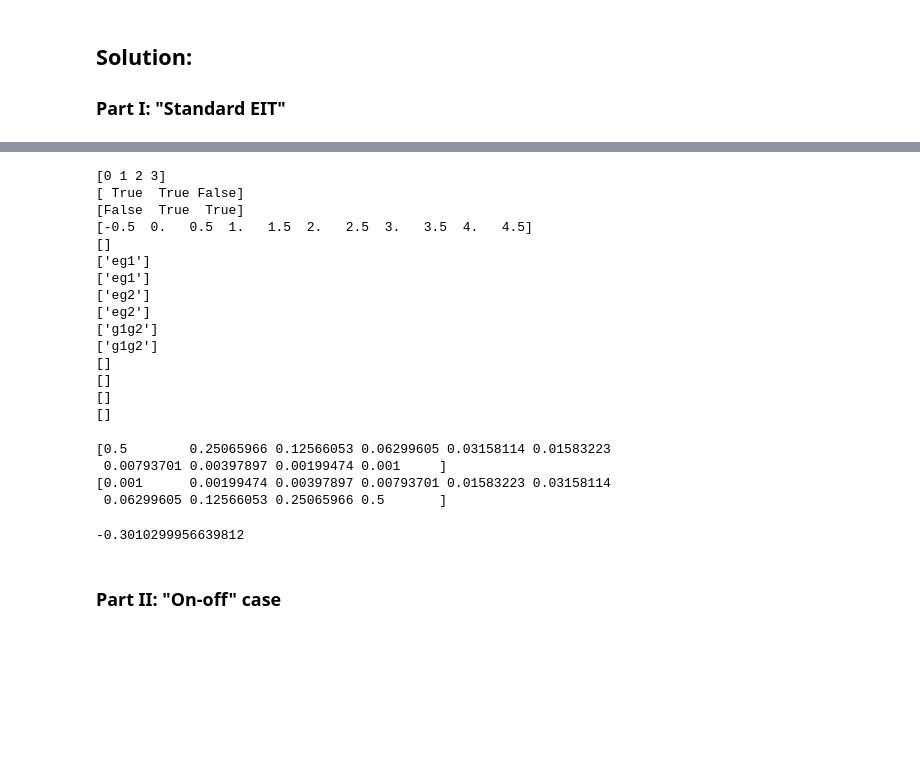
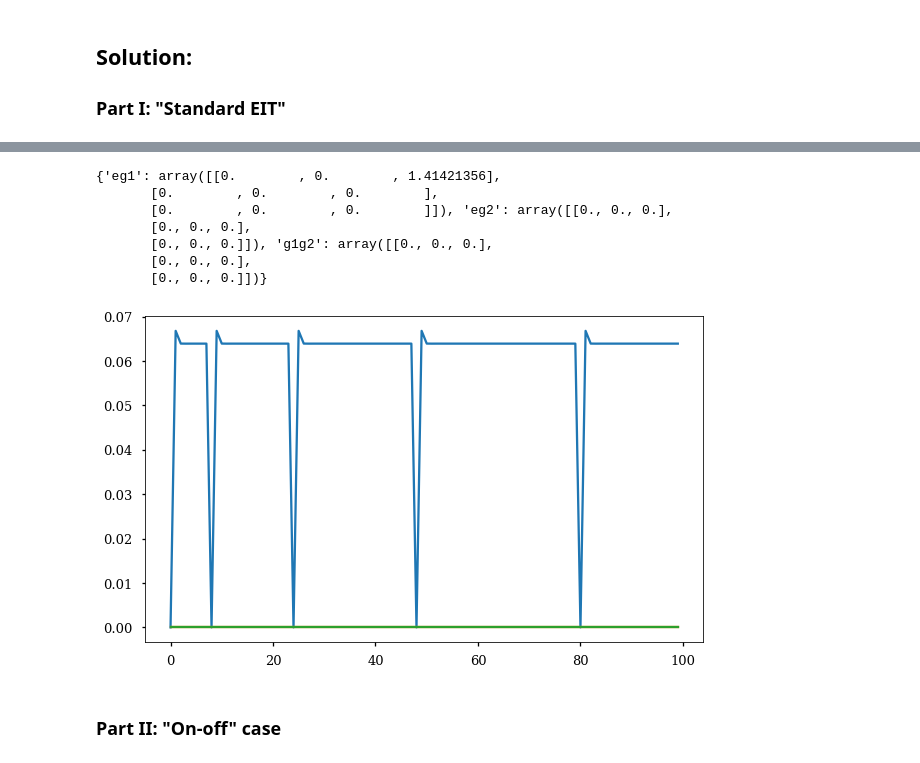
Before and after one commit to mathieukaltschmidt/Computational-Quantum-Dynamics, a Jupyter notebook: Exercise sheet 10/exercise10 (1).ipynb, the cells around one changed output, grey strips where cells are left out. Drawn from its saved outputs; the diff is of its cells as text; code cells hidden in the pictures; blank space fills up the shorter version.

```diff
--- a/Exercise sheet 10/exercise10 (1).ipynb
+++ b/Exercise sheet 10/exercise10 (1).ipynb
@@ -169,42 +158,15 @@ The theoretical dark state is [0.00990099 0.99009901 0.        ]
-# %%
-a = np.arange(4)
-print(a)
-print(1.1 >= a[:-1])
-print(1.1 < a[1:])
-b = np.arange(-0.5, 5, 0.5)
-print(b)
-for item in b:
-    tmp = (item >= a[:-1]) & (item < a[1:])
-    #print(tmp)
-    print(np.array(['eg1', 'eg2', 'g1g2'])[tmp])
-# %% [output]
-[0 1 2 3]
-[ True  True False]
-[False  True  True]
-[-0.5  0.   0.5  1.   1.5  2.   2.5  3.   3.5  4.   4.5]
-[]
-['eg1']
-['eg1']
-['eg2']
-['eg2']
-['g1g2']
-['g1g2']
-[]
-[]
-[]
-[]
-# %%
-print(np.logspace(np.log10(0.5), np.log10(0.001), 10))
-print(np.logspace(np.log10(0.001), np.log10(0.5), 10))
-# %% [output]
-[0.5        0.25065966 0.12566053 0.06299605 0.03158114 0.01583223
- 0.00793701 0.00397897 0.00199474 0.001     ]
-[0.001      0.00199474 0.00397897 0.00793701 0.01583223 0.03158114
- 0.06299605 0.12566053 0.25065966 0.5       ]
-# %%
-print(np.log10(0.5))
-# %% [output]
--0.3010299956639812
+# %%
+plt.plot(dp_alpha_t)
+print(JumpOps)
+# %% [output]
+{'eg1': array([[0.        , 0.        , 1.41421356],
+       [0.        , 0.        , 0.        ],
+       [0.        , 0.        , 0.        ]]), 'eg2': array([[0., 0., 0.],
+       [0., 0., 0.],
+       [0., 0., 0.]]), 'g1g2': array([[0., 0., 0.],
+       [0., 0., 0.],
+       [0., 0., 0.]])}
+[figure, added]
 # %% [markdown]
 ### Part II: "On-off" case
 # %%
```
Also changed, not shown: parts of 6 cells of this notebook.
